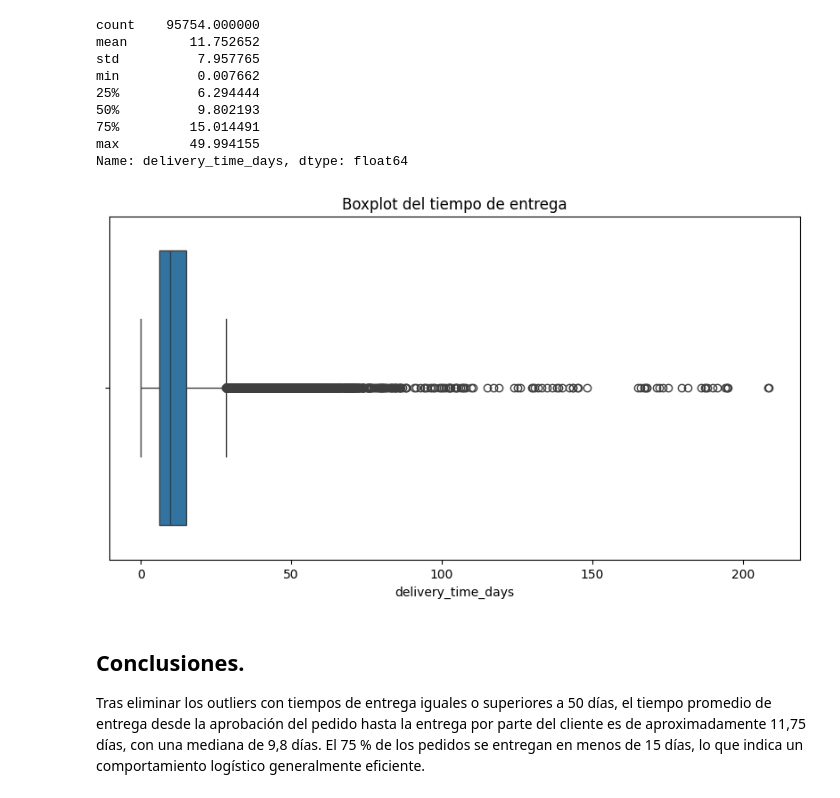
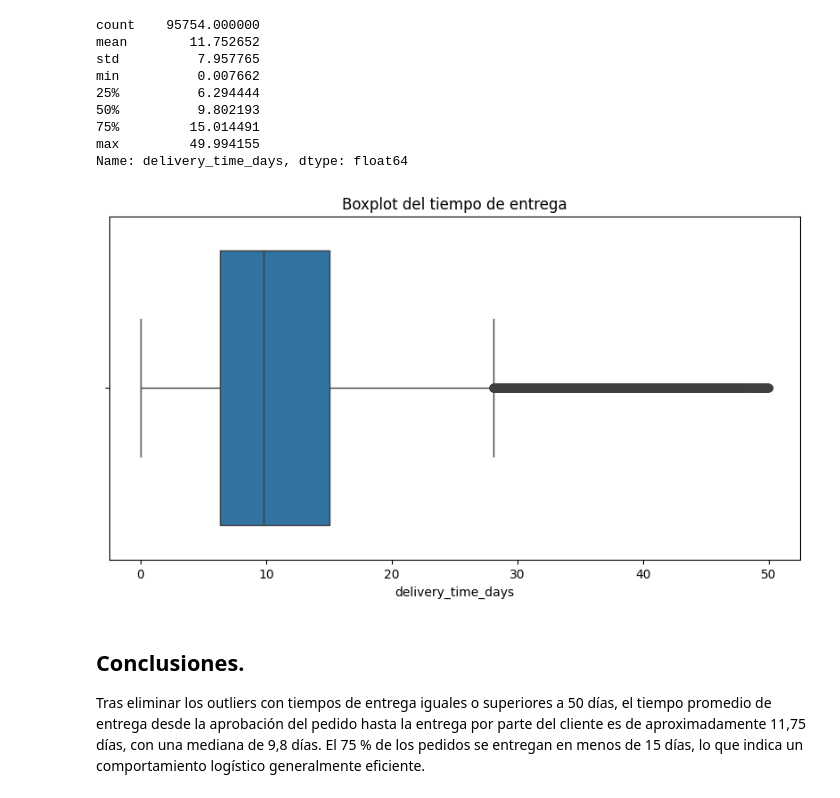
Before and after one commit to 4GeeksAcademy/sp-ml-20-final-project-g5, a Jupyter notebook: notebooks/proyectofinal.ipynb, the cells around one changed output. Saved outputs shown, nothing was run; the diff lists cells and outputs as text; code cells hidden in the pictures.

```diff
--- a/notebooks/proyectofinal.ipynb
+++ b/notebooks/proyectofinal.ipynb
@@ -412,11 +412,11 @@ max         49.994155
 Name: delivery_time_days, dtype: float64
 # %%
 plt.figure(figsize=(10,5))
-sns.boxplot(x=df["delivery_time_days"])
+sns.boxplot(x=df_days["delivery_time_days"])
 plt.title("Boxplot del tiempo de entrega")
 plt.show()
 # %% [output]
-[figure, old version]
+[figure, new version]
 # %% [markdown]
 ## Conclusiones.
 
```
Also changed, not shown: parts of 5 cells of this notebook.
